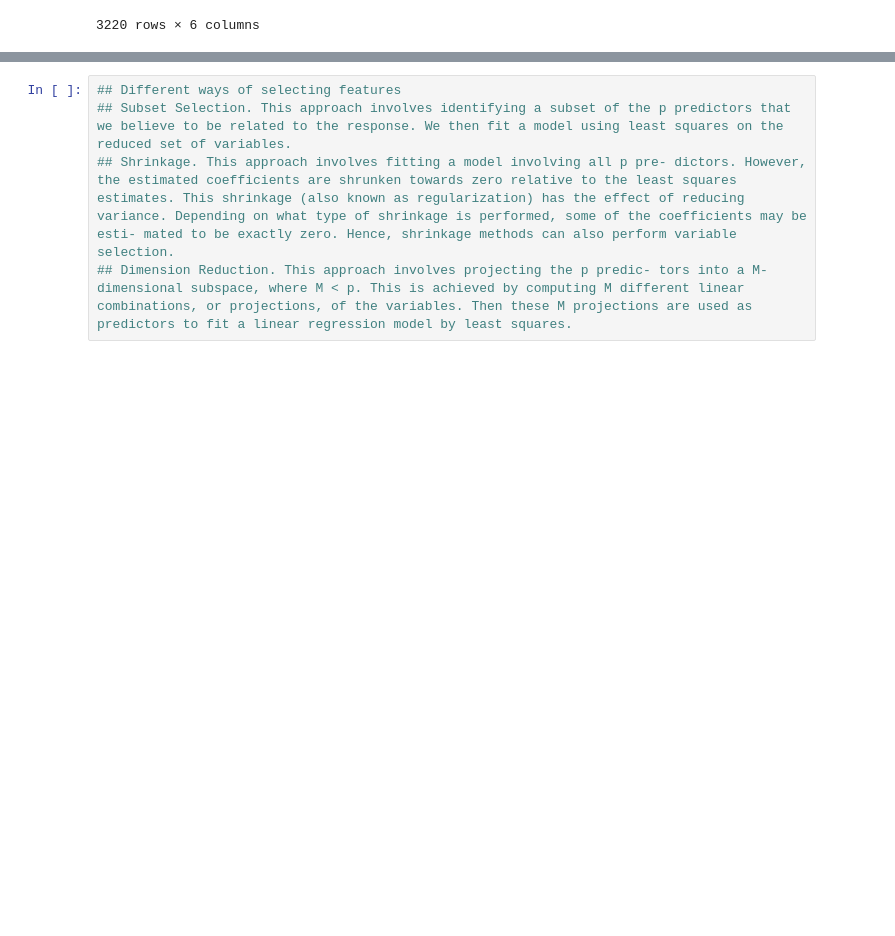
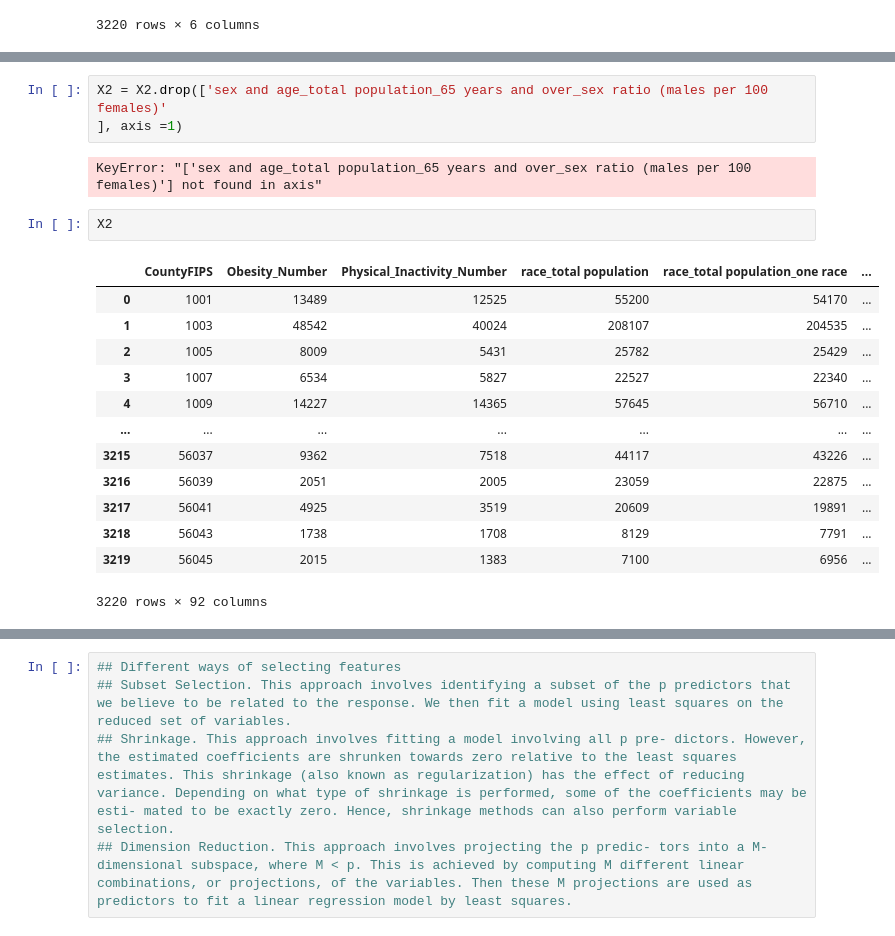
Before and after one commit to reubenp92/-CSS_Project_2_Team_4_Fall_2020, a Jupyter notebook: Project2.ipynb, the cells around one changed output, grey strips where cells are left out. Saved outputs shown, nothing was run; the diff lists cells and outputs as text; blank space fills up the shorter version.

```diff
--- a/Project2.ipynb
+++ b/Project2.ipynb
@@ -287,0 +509,21 @@ db2.iloc[:,90:]
+# %%
+X2 = X2.drop(['sex and age_total population_65 years and over_sex ratio (males per 100 females)'
+], axis =1)
+# %% [output]
+KeyError: "['sex and age_total population_65 years and over_sex ratio (males per 100 females)'] not found in axis"
+# %%
+X2
+# %% [output]
+|  | CountyFIPS | Obesity_Number | Physical_Inactivity_Number | race_total population | race_total population_one race | ... |
+| 0 | 1001 | 13489 | 12525 | 55200 | 54170 | ... |
+| 1 | 1003 | 48542 | 40024 | 208107 | 204535 | ... |
+| 2 | 1005 | 8009 | 5431 | 25782 | 25429 | ... |
+| 3 | 1007 | 6534 | 5827 | 22527 | 22340 | ... |
+| 4 | 1009 | 14227 | 14365 | 57645 | 56710 | ... |
+| ... | ... | ... | ... | ... | ... | ... |
+| 3215 | 56037 | 9362 | 7518 | 44117 | 43226 | ... |
+| 3216 | 56039 | 2051 | 2005 | 23059 | 22875 | ... |
+| 3217 | 56041 | 4925 | 3519 | 20609 | 19891 | ... |
+| 3218 | 56043 | 1738 | 1708 | 8129 | 7791 | ... |
+| 3219 | 56045 | 2015 | 1383 | 7100 | 6956 | ... |
+3220 rows × 92 columns
```
Also changed, not shown: parts of 25 cells of this notebook.
